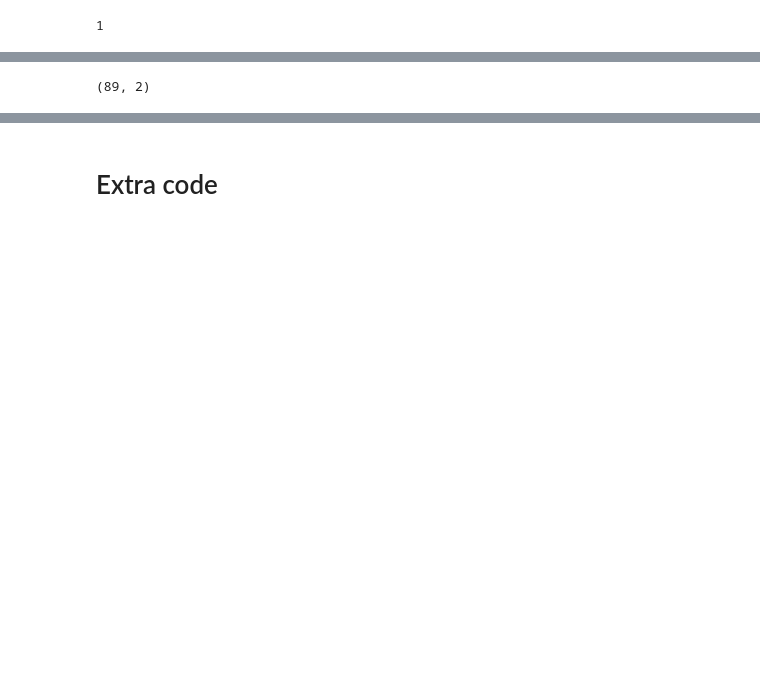
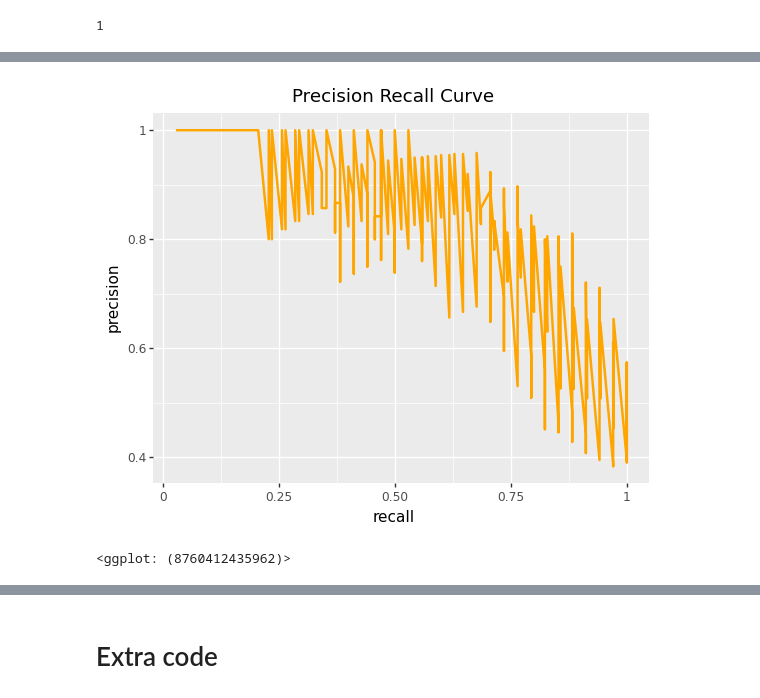
Before and after one commit to sid-basu/ml-exploration, a Jupyter notebook: kaggle-titanic/refinement_1.ipynb, the cells around one changed output, grey strips where cells are left out. Saved outputs shown, nothing was run; the diff lists cells and outputs as text; code cells hidden in the pictures; blank space fills up the shorter version.

```diff
--- a/kaggle-titanic/refinement_1.ipynb
+++ b/kaggle-titanic/refinement_1.ipynb
@@ -616,4 +620,6 @@ len(x[2])
 # %%
+from plotnine import ggplot, aes, geom_line, geom_bar, geom_density, geom_hline, ggtitle, xlab, ylab, geom_label, geom_abline
+
 dict_pr_curve = {
     'precision': [],
     'recall': [],
@@ -625,6 +631,7 @@ df_pr_curve = pd.DataFrame()
 
 for i, (y_test, preds) in enumerate(zip(y_list, preds_list)):
     df_pr_curve_tmp = pd.DataFrame()
+    x = metrics.precision_recall_curve(y_test, preds)
 
     df_pr_curve_tmp['precision'] = x[0][:-1]
     df_pr_curve_tmp['recall'] = x[1][:-1]
@@ -632,3 +639,15 @@ for i, (y_test, preds) in enumerate(zip(y_list, preds_list)):
     df_pr_curve_tmp['fold'] = str(i)
 
     df_pr_curve = pd.concat([df_pr_curve, df_pr_curve_tmp])
+
+
+df_pr_mean = (
+    df_pr_curve
+    .groupby('threshold')
+    .agg(precision = ('precision', 'mean'),
+         recall = ('recall', 'mean'))
+    .reset_index()
+#    .assign(fold = 'mean')
+)
+
+#df_pr_mean = df_pr_mean[['precision', 'recall', 'threshold', 'fold']]
@@ -651,26 +663,19 @@ df_pr_curve
 # %%
 # Precision recall curve
-x = metrics.precision_recall_curve(y_test, preds)
-
-df_pr_curve = pd.DataFrame()
-
-df_pr_curve['precision'] = x[0][:-1]
-df_pr_curve['recall'] = x[1][:-1]
-df_pr_curve['threshold'] = x[2]
-
-auprc = metrics.auc(df_pr_curve['recall'], df_pr_curve['precision'])
+#auprc = metrics.auc(df_pr_mean['recall'], df_pr_mean['precision'])
 auprc_noskill = np.mean(y_test)
-auprc_text = f"Area under PR curve: {round(auprc, 3)}"
+#auprc_text = f"Area under PR curve: {round(auprc, 3)}"
 
 pr_plot = (
-    ggplot(df_pr_curve, aes(x = 'recall', y = 'precision'))
+    ggplot(df_pr_mean)
+    + aes(x = 'recall', y = 'precision')
     + geom_line(size = 1, color = 'orange')
-    + geom_hline(aes(yintercept = auprc_noskill), linetype = 'dashed')
+#    + geom_hline(aes(yintercept = auprc_noskill), linetype = 'dashed')
     + ggtitle("Precision Recall Curve")
-    + geom_label(label = auprc_text, x = np.min(df_pr_curve['recall']), y = np.min(df_pr_curve['precision']), ha = 'left', va = 'bottom', size = 10)
+#    + geom_label(label = auprc_text, x = np.min(df_pr_mean['recall']), y = np.min(df_pr_mean['precision']), ha = 'left', va = 'bottom', size = 10)
 )
-x = metrics.roc_curve(y_test, preds)
+
+pr_plot
+# %% [output]
+[figure, added]
+<ggplot: (8760412435962)>
-# %%
-preds_list[9].shape
-# %% [output]
-(89, 2)
```
Also changed, not shown: parts of 11 cells of this notebook, 2 other files.
